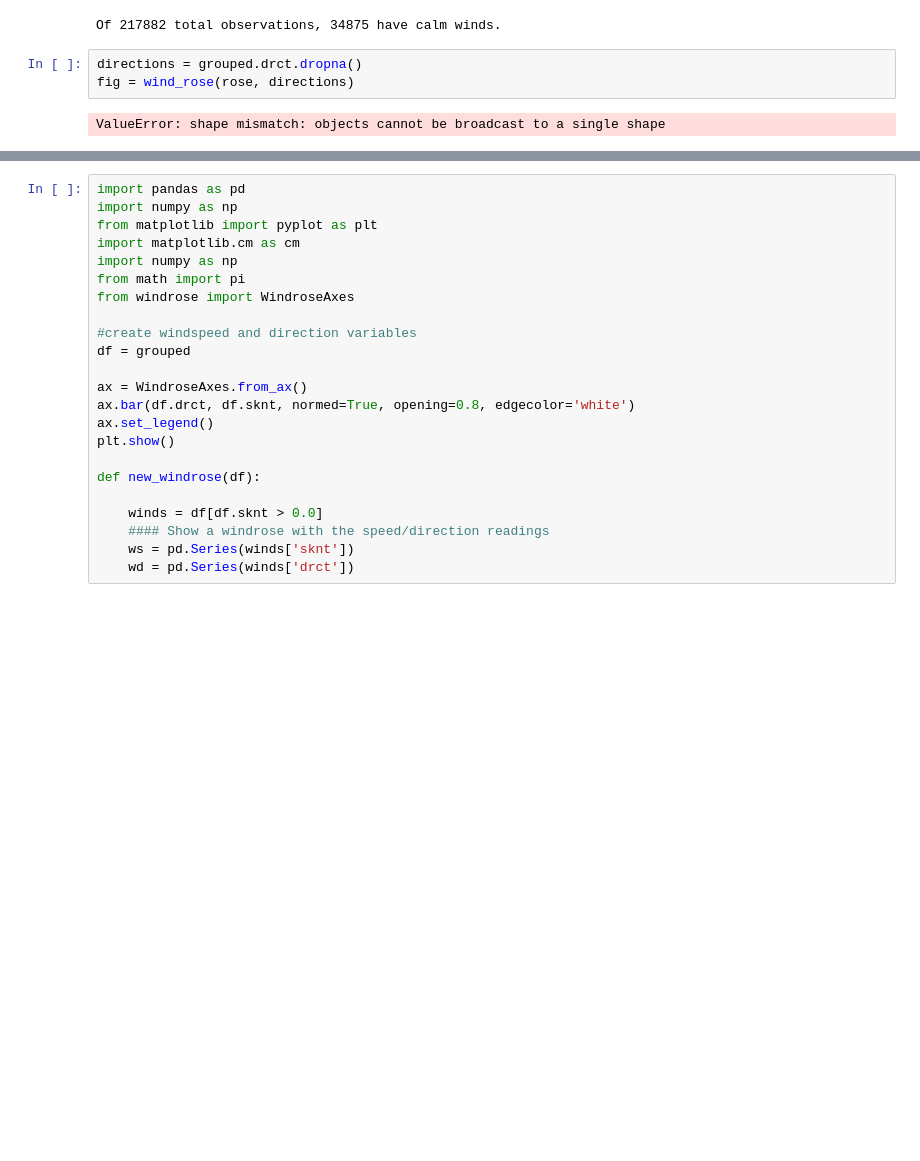
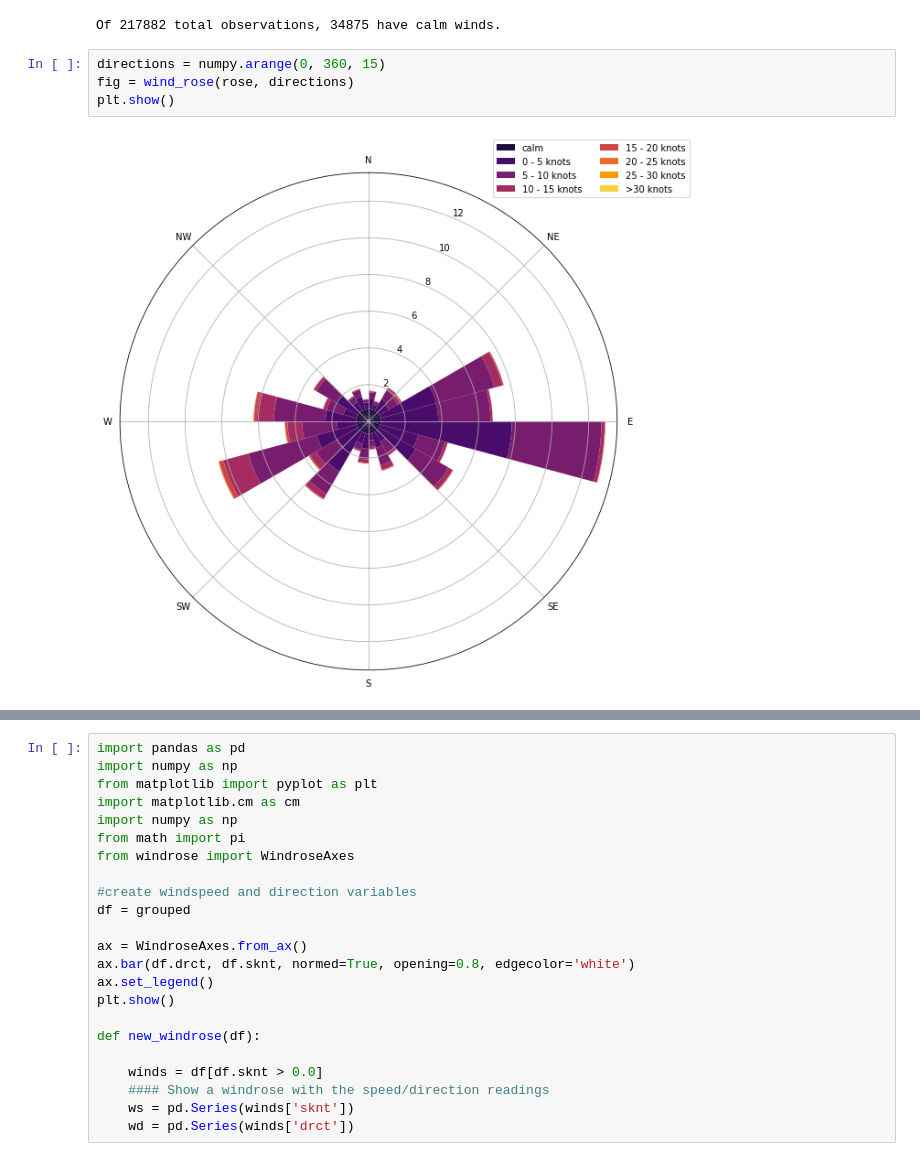
Before and after one commit to slj287/tempe_town_lake, a Jupyter notebook: practice.ipynb, the cells around one changed output, grey strips where cells are left out. Drawn from its saved outputs; the diff is of its cells as text; blank space fills up the shorter version.

```diff
--- a/practice.ipynb
+++ b/practice.ipynb
@@ -1028,7 +1028,8 @@ def wind_rose(rosedata, wind_dirs, palette=None):
 # %% [output]
 Of 217882 total observations, 34875 have calm winds.
 # %%
-directions = grouped.drct.dropna()
+directions = numpy.arange(0, 360, 15)
 fig = wind_rose(rose, directions)
+plt.show()
 # %% [output]
-ValueError: shape mismatch: objects cannot be broadcast to a single shape
+[figure, added]
```
Also changed, not shown: parts of 14 cells of this notebook.
